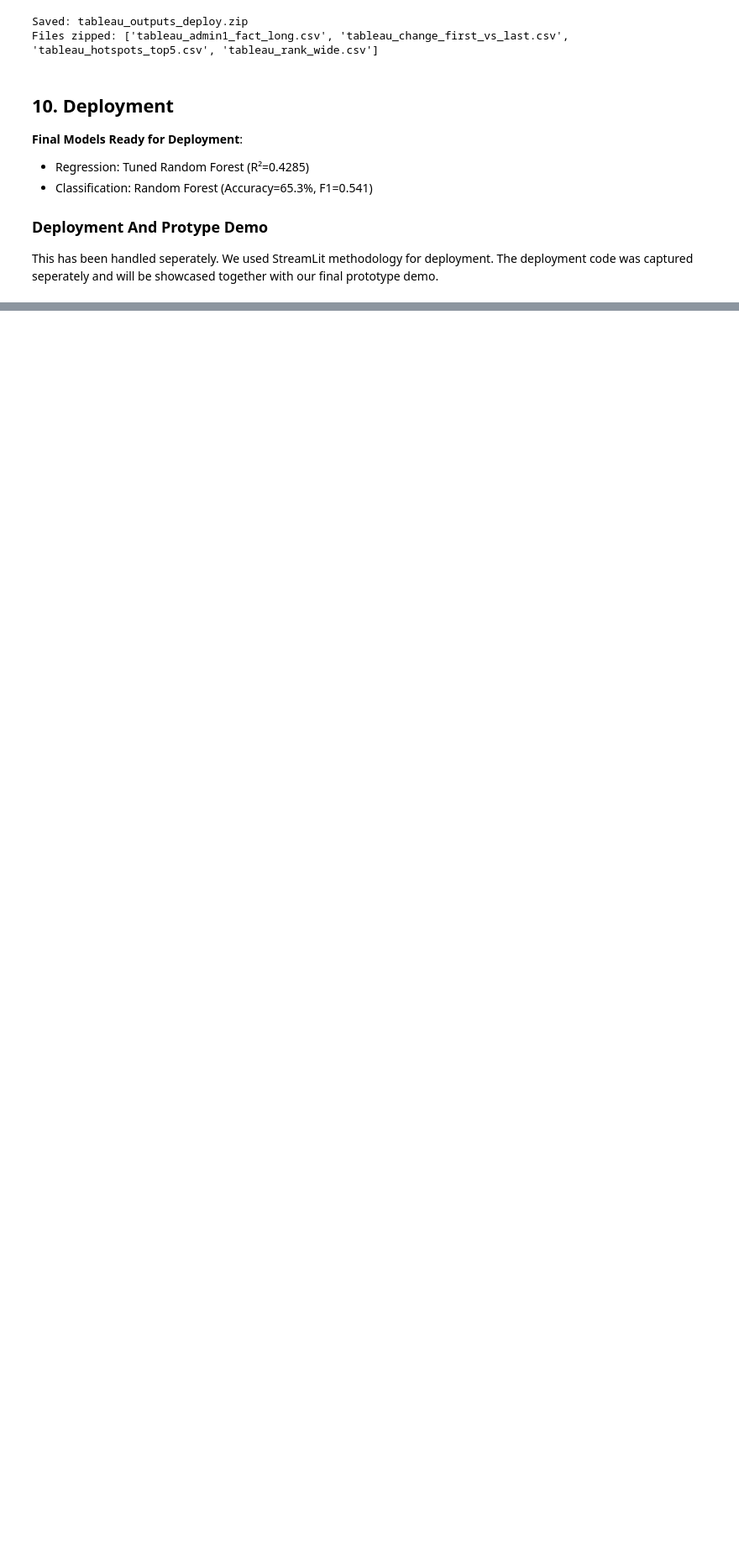
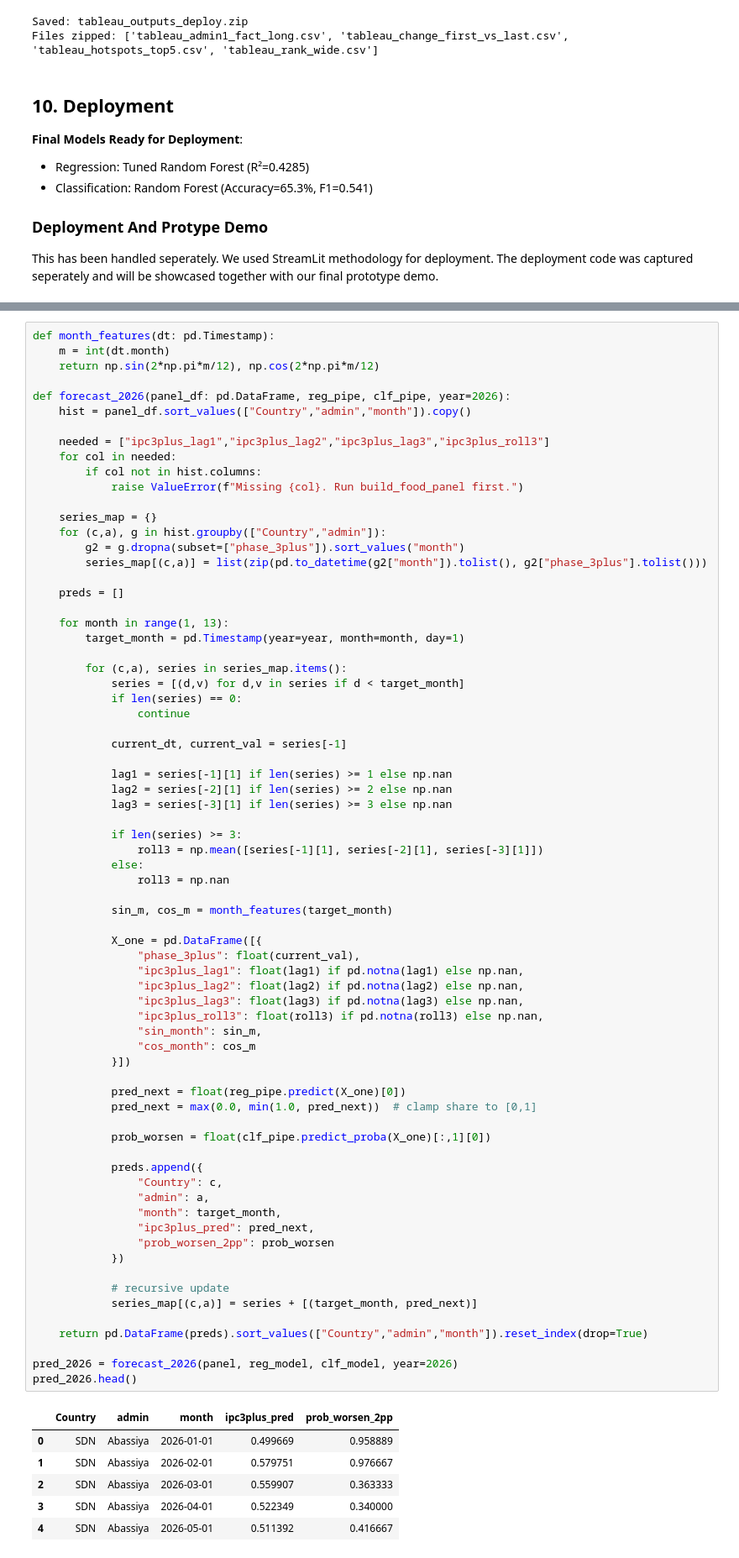
Before and after one commit to donmumina/Predictive_Humanitarian_Risk_Model, a Jupyter notebook: Group3_Project_final.ipynb, the cells around one changed output, grey strips where cells are left out. Shown at 84% size. Cells and saved outputs as stored; diff of their text form; blank space fills up the shorter version.

```diff
--- a/Group3_Project_final.ipynb
+++ b/Group3_Project_final.ipynb
@@ -2058,0 +2640,78 @@ The deployment code was captured seperately and will be showcased together with
+# %%
+def month_features(dt: pd.Timestamp):
+    m = int(dt.month)
+    return np.sin(2*np.pi*m/12), np.cos(2*np.pi*m/12)
+
+def forecast_2026(panel_df: pd.DataFrame, reg_pipe, clf_pipe, year=2026):
+    hist = panel_df.sort_values(["Country","admin","month"]).copy()
+
+    needed = ["ipc3plus_lag1","ipc3plus_lag2","ipc3plus_lag3","ipc3plus_roll3"]
+    for col in needed:
+        if col not in hist.columns:
+            raise ValueError(f"Missing {col}. Run build_food_panel first.")
+
+    series_map = {}
+    for (c,a), g in hist.groupby(["Country","admin"]):
+        g2 = g.dropna(subset=["phase_3plus"]).sort_values("month")
+        series_map[(c,a)] = list(zip(pd.to_datetime(g2["month"]).tolist(), g2["phase_3plus"].tolist()))
+
+    preds = []
+
+    for month in range(1, 13):
+        target_month = pd.Timestamp(year=year, month=month, day=1)
+
+        for (c,a), series in series_map.items():
+            series = [(d,v) for d,v in series if d < target_month]
+            if len(series) == 0:
+                continue
+
+            current_dt, current_val = series[-1]
+
+            lag1 = series[-1][1] if len(series) >= 1 else np.nan
+            lag2 = series[-2][1] if len(series) >= 2 else np.nan
+            lag3 = series[-3][1] if len(series) >= 3 else np.nan
+
+            if len(series) >= 3:
+                roll3 = np.mean([series[-1][1], series[-2][1], series[-3][1]])
+            else:
+                roll3 = np.nan
+
+            sin_m, cos_m = month_features(target_month)
+
+            X_one = pd.DataFrame([{
+                "phase_3plus": float(current_val),
+                "ipc3plus_lag1": float(lag1) if pd.notna(lag1) else np.nan,
+                "ipc3plus_lag2": float(lag2) if pd.notna(lag2) else np.nan,
+                "ipc3plus_lag3": float(lag3) if pd.notna(lag3) else np.nan,
+                "ipc3plus_roll3": float(roll3) if pd.notna(roll3) else np.nan,
+                "sin_month": sin_m,
+                "cos_month": cos_m
+            }])
+
+            pred_next = float(reg_pipe.predict(X_one)[0])
+            pred_next = max(0.0, min(1.0, pred_next))  # clamp share to [0,1]
+
+            prob_worsen = float(clf_pipe.predict_proba(X_one)[:,1][0])
+
+            preds.append({
+                "Country": c,
+                "admin": a,
+                "month": target_month,
+                "ipc3plus_pred": pred_next,
+                "prob_worsen_2pp": prob_worsen
+            })
+
+            # recursive update
+            series_map[(c,a)] = series + [(target_month, pred_next)]
+
+    return pd.DataFrame(preds).sort_values(["Country","admin","month"]).reset_index(drop=True)
+
+pred_2026 = forecast_2026(panel, reg_model, clf_model, year=2026)
+pred_2026.head()
+# %% [output]
+|  | Country | admin | month | ipc3plus_pred | prob_worsen_2pp |
+| 0 | SDN | Abassiya | 2026-01-01 | 0.499669 | 0.958889 |
+| 1 | SDN | Abassiya | 2026-02-01 | 0.579751 | 0.976667 |
+| 2 | SDN | Abassiya | 2026-03-01 | 0.559907 | 0.363333 |
+| 3 | SDN | Abassiya | 2026-04-01 | 0.522349 | 0.340000 |
+| 4 | SDN | Abassiya | 2026-05-01 | 0.511392 | 0.416667 |
```
Also changed, not shown: parts of 38 cells of this notebook, 17 other files.
